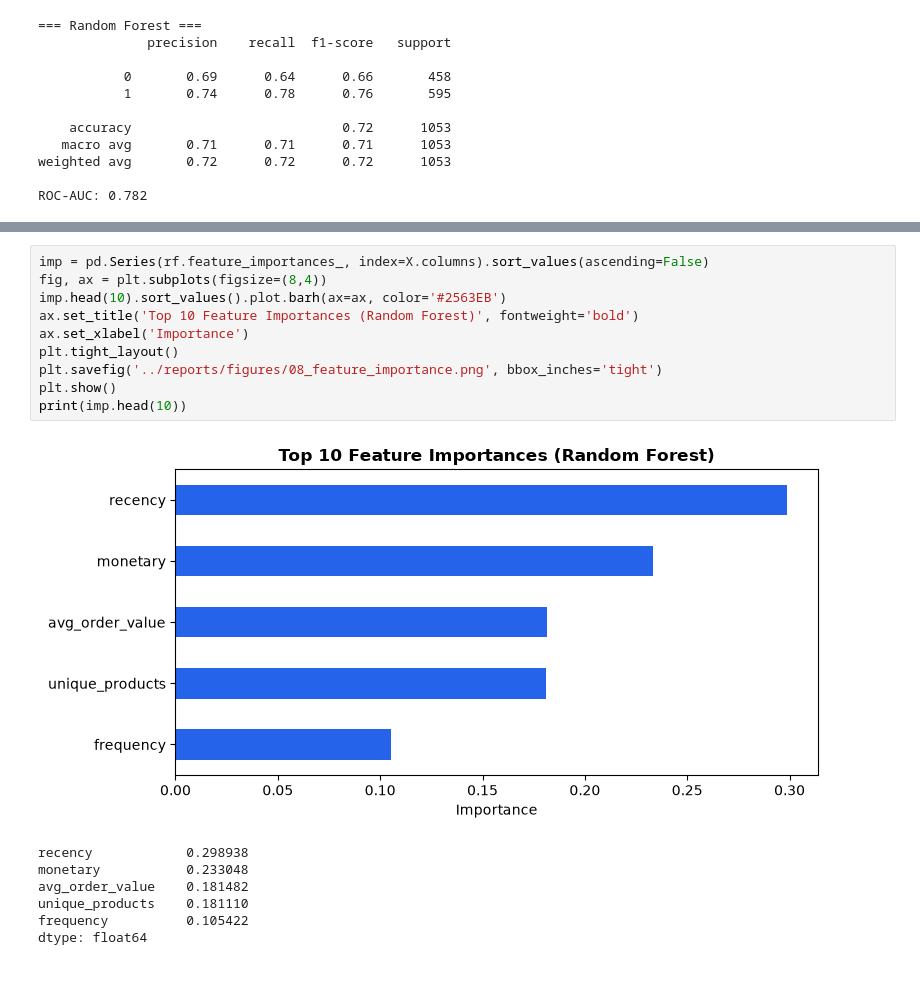
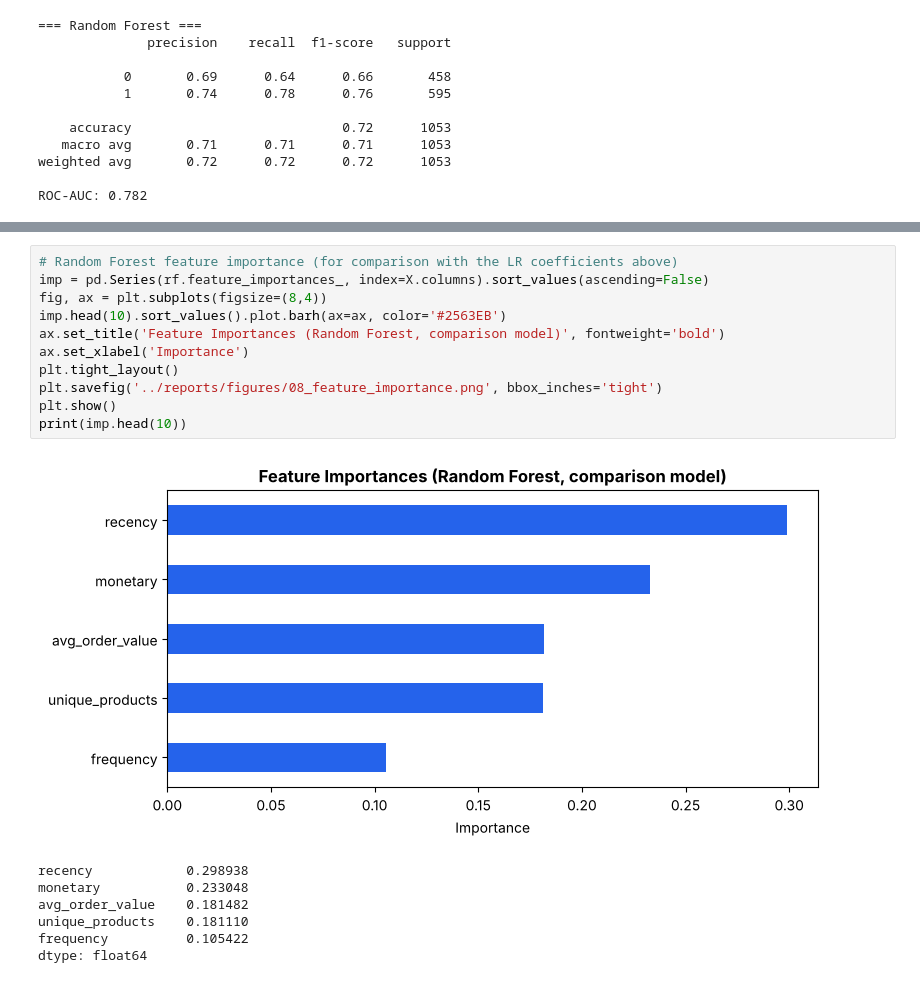
Before and after one commit to aditya-anand19/retail-customer-intelligence-platform, a Jupyter notebook: notebooks/04_churn_model.ipynb, the cells around one changed output, grey strips where cells are left out. Saved outputs shown, nothing was run; the diff lists cells and outputs as text.

```diff
--- a/notebooks/04_churn_model.ipynb
+++ b/notebooks/04_churn_model.ipynb
@@ -145,15 +199,16 @@ plt.show()
 # %%
+# Random Forest feature importance (for comparison with the LR coefficients above)
 imp = pd.Series(rf.feature_importances_, index=X.columns).sort_values(ascending=False)
 fig, ax = plt.subplots(figsize=(8,4))
 imp.head(10).sort_values().plot.barh(ax=ax, color='#2563EB')
-ax.set_title('Top 10 Feature Importances (Random Forest)', fontweight='bold')
+ax.set_title('Feature Importances (Random Forest, comparison model)', fontweight='bold')
 ax.set_xlabel('Importance')
 plt.tight_layout()
 plt.savefig('../reports/figures/08_feature_importance.png', bbox_inches='tight')
 plt.show()
 print(imp.head(10))
 # %% [output]
-[figure, old version]
+[figure, new version]
 recency            0.298938
 monetary           0.233048
 avg_order_value    0.181482
```
Also changed, not shown: parts of 7 cells of this notebook, 10 other files.
